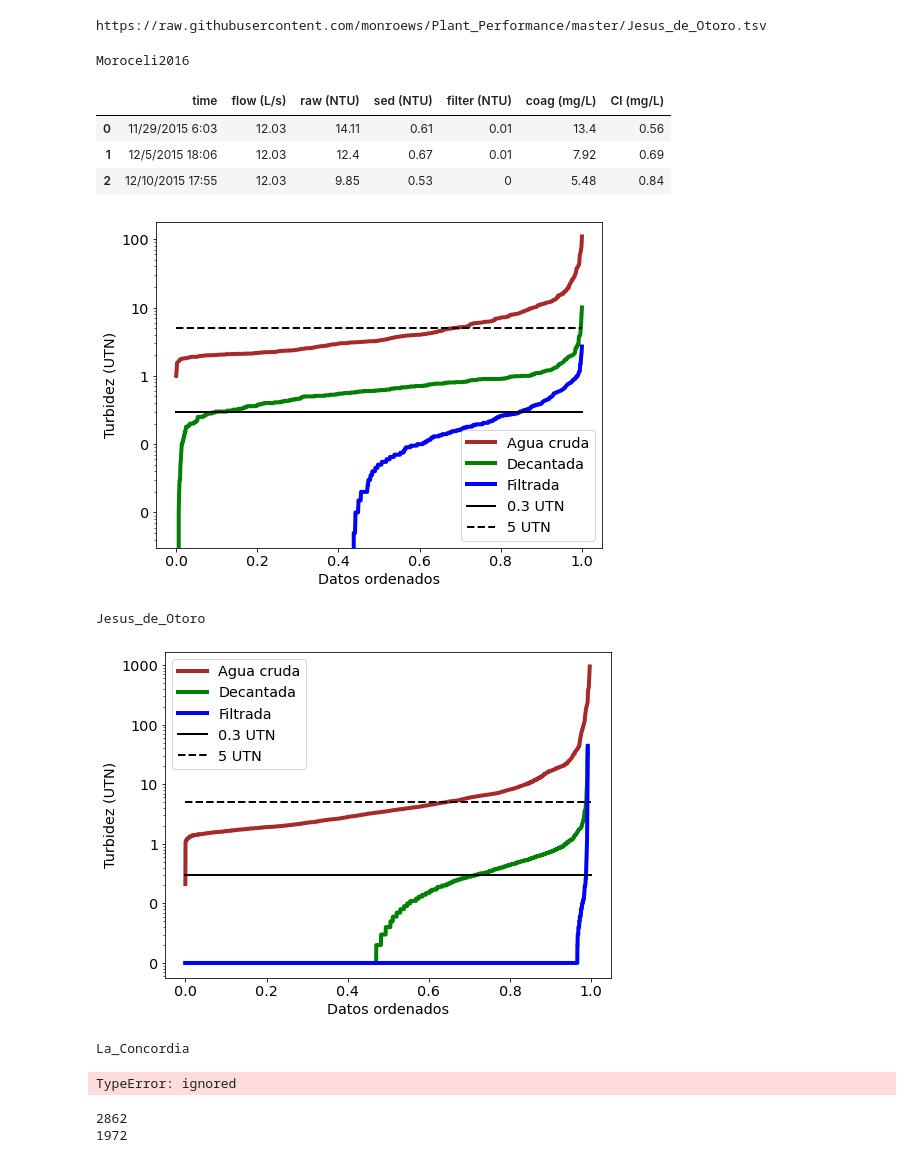
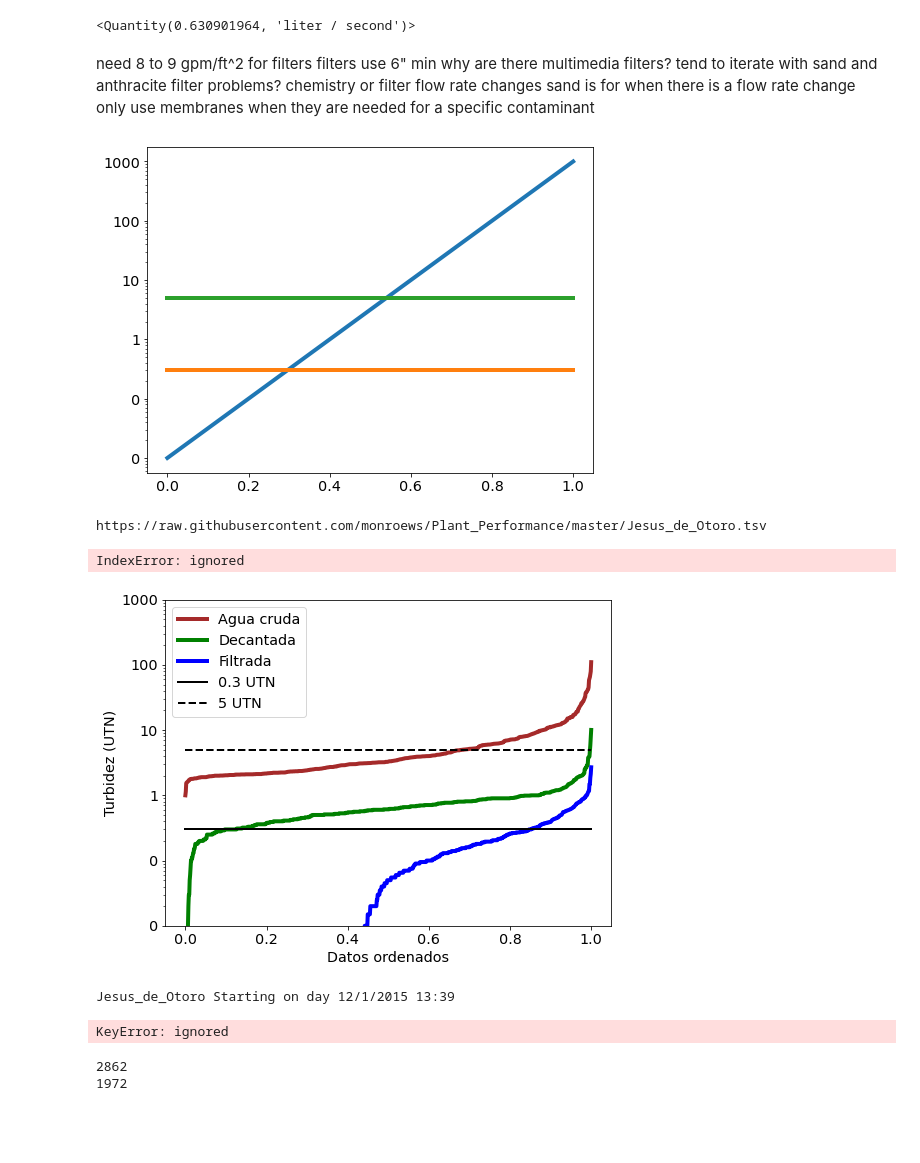
Before and after one commit to monroews/Plant_Performance, a Jupyter notebook: Plant_Performance.ipynb, the cells around one changed output. Cells and saved outputs as stored; diff of their text form; code cells hidden in the pictures; blank space fills up the shorter version.

```diff
--- a/Plant_Performance.ipynb
+++ b/Plant_Performance.ipynb
@@ -22,6 +22,33 @@ import numpy as np
 import pandas as pd
 import matplotlib.pyplot as plt
 import matplotlib.ticker as ticker
+# %%
+(10 * u.gal/u.min).to(u.L/u.s)
+# %% [output]
+<Quantity(0.630901964, 'liter / second')>
+# %% [markdown]
+need
+8 to 9 gpm/ft^2 for filters
+filters use 6" min
+why are there multimedia filters?
+tend to iterate with sand and anthracite
+filter problems? chemistry or filter flow rate changes
+sand is for when there is a flow rate change
+only use membranes when they are needed for a specific contaminant
+# %%
+N = 50
+Cd_rank = np.linspace(0, 1, N)
+Cd_raw = np.logspace(-2,3,N)
+np.random.normal()
+plt.plot(Cd_rank, Cd_raw, linewidth=4)
+plt.plot([0, 1], [0.3, 0.3], linewidth=4)
+plt.plot([0, 1], [5, 5], linewidth=4)
+plt.yscale('log')
+plt.gca().yaxis.set_major_formatter(ticker.ScalarFormatter())
+plt.gca().yaxis.set_minor_formatter(ticker.NullFormatter())
+plt.show()
+# %% [output]
+[figure, added]
 # %%
 basepath = "https://raw.githubusercontent.com/monroews/Plant_Performance/master/"
 plants = ['Jesus_de_Otoro','La_Concordia','Moroceli2016']
@@ -31,15 +58,11 @@ pddata = [pd.read_csv(basepath+i+'.tsv',sep='\t') for i in plants]
 # %% [output]
 https://raw.githubusercontent.com/monroews/Plant_Performance/master/Jesus_de_Otoro.tsv
 # %%
-i = 2
+i = 3
 print(plants[i])
 pddata[i].head(3)
 # %% [output]
-Moroceli2016
+IndexError: ignored
-|  | time | flow (L/s) | raw (NTU) | sed (NTU) | filter (NTU) | coag (mg/L) | Cl (mg/L) |
-| 0 | 11/29/2015 6:03 | 12.03 | 14.11 | 0.61 | 0.01 | 13.4 | 0.56 |
-| 1 | 12/5/2015 18:06 | 12.03 | 12.4 | 0.67 | 0.01 | 7.92 | 0.69 |
-| 2 | 12/10/2015 17:55 | 12.03 | 9.85 | 0.53 | 0 | 5.48 | 0.84 |
 # %%
 font = 'x-large'
 params = {'legend.fontsize': font,
@@ -56,29 +76,37 @@ f.set_scientific(True)
 # %%
 for i in range(len(plants)):
   raw = np.sort(pddata[i]['raw (NTU)']) * u.NTU
   sed = np.sort(pddata[i]['sed (NTU)']) * u.NTU
   filter = np.sort(pddata[i]['filter (NTU)']) * u.NTU
+  time = pddata[i]['time']
   count = raw.shape[0]
   rank = np.linspace(0,1,count,endpoint=True)
-  fig, ax = plt.subplots()
-  ax.plot(rank,raw,linewidth=4, color='brown')
-  ax.plot(rank,sed,linewidth=4, color='green')
-  ax.plot(rank,filter,linewidth=4, color='blue')
-  ax.plot([0,1],[0.3,0.3],linewidth=2, color='black')
-  ax.plot([0,1],[5,5],linewidth=2, color='black', linestyle='dashed')
+
+
+  plt.plot(rank,raw,linewidth=4, color='brown')
+  plt.plot(rank,sed,linewidth=4, color='green')
+  plt.plot(rank,filter,linewidth=4, color='blue')
+  plt.plot([0,1],[0.3,0.3],linewidth=2, color='black')
+  plt.plot([0,1],[5,5],linewidth=2, color='black', linestyle='dashed')
+  ax = plt.gca()
   ax.set_ylabel('Turbidez (UTN)')
   ax.set_xlabel('Datos ordenados')
   ax.set_yscale('log')
+  ax.set_ylim(ymin=0.01,ymax=1000)
   ax.legend(['Agua cruda','Decantada','Filtrada','0.3 UTN','5 UTN'])
-  ax.yaxis.set_major_formatter(f)
+
+  mticker = ticker.ScalarFormatter(useOffset=False)
+  mticker.set_powerlimits((0.01, 4))
+
+  ax.yaxis.set_major_formatter(mticker)
+  #ax.yaxis.set_minor_formatter(mticker)
+
   plt.show()
-  print(plants[i])
+  print(plants[i],'Starting on day',time[0])
 # %% [output]
-[figure, old version]
+[figure, new version]
-Jesus_de_Otoro
+Jesus_de_Otoro Starting on day 12/1/2015 13:39
-[figure, removed]
-La_Concordia
+KeyError: ignored
-TypeError: ignored
 # %%
 Cd_raw = np.sort(Concordia_data['UTM Entrada']) * u.NTU
 Cd_sed = np.sort(Concordia_data['UTM Sed']) * u.NTU
```
Also changed, not shown: parts of 1 cell of this notebook, 1 other file.
